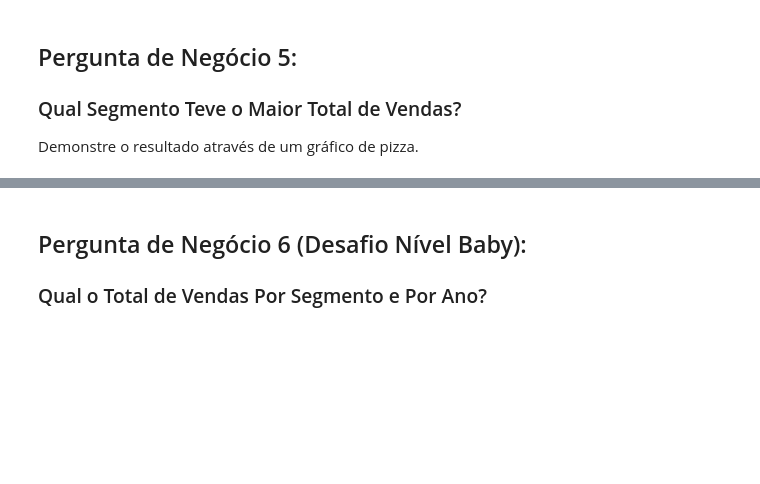
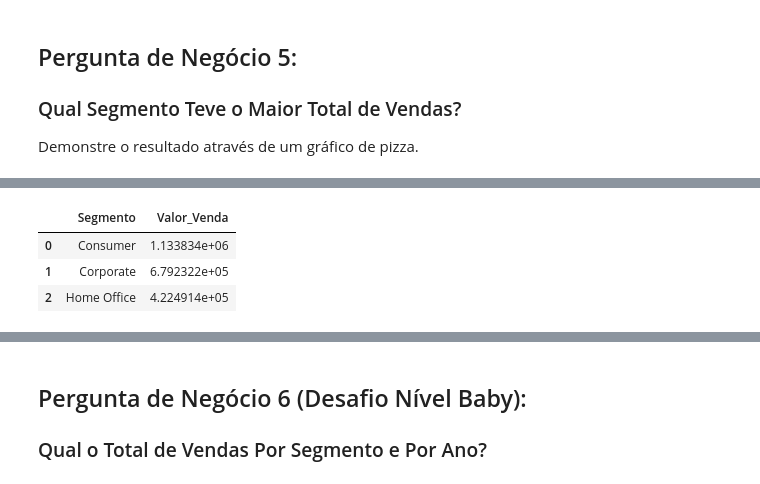
Before and after one commit to GChandrone/PythonDSA, a Jupyter notebook: Cap13/Projeto2-Perguntas.ipynb, the cells around one changed output, grey strips where cells are left out. Cells and saved outputs as stored; diff of their text form; code cells hidden in the pictures; blank space fills up the shorter version.

```diff
--- a/Cap13/Projeto2-Perguntas.ipynb
+++ b/Cap13/Projeto2-Perguntas.ipynb
@@ -249,0 +262,7 @@ Demonstre o resultado através de um gráfico de pizza.
+# %%
+df_dsa_p5.head()
+# %% [output]
+|  | Segmento | Valor_Venda |
+| 0 | Consumer | 1.133834e+06 |
+| 1 | Corporate | 6.792322e+05 |
+| 2 | Home Office | 4.224914e+05 |
```
Also changed, not shown: parts of 4 cells of this notebook.
